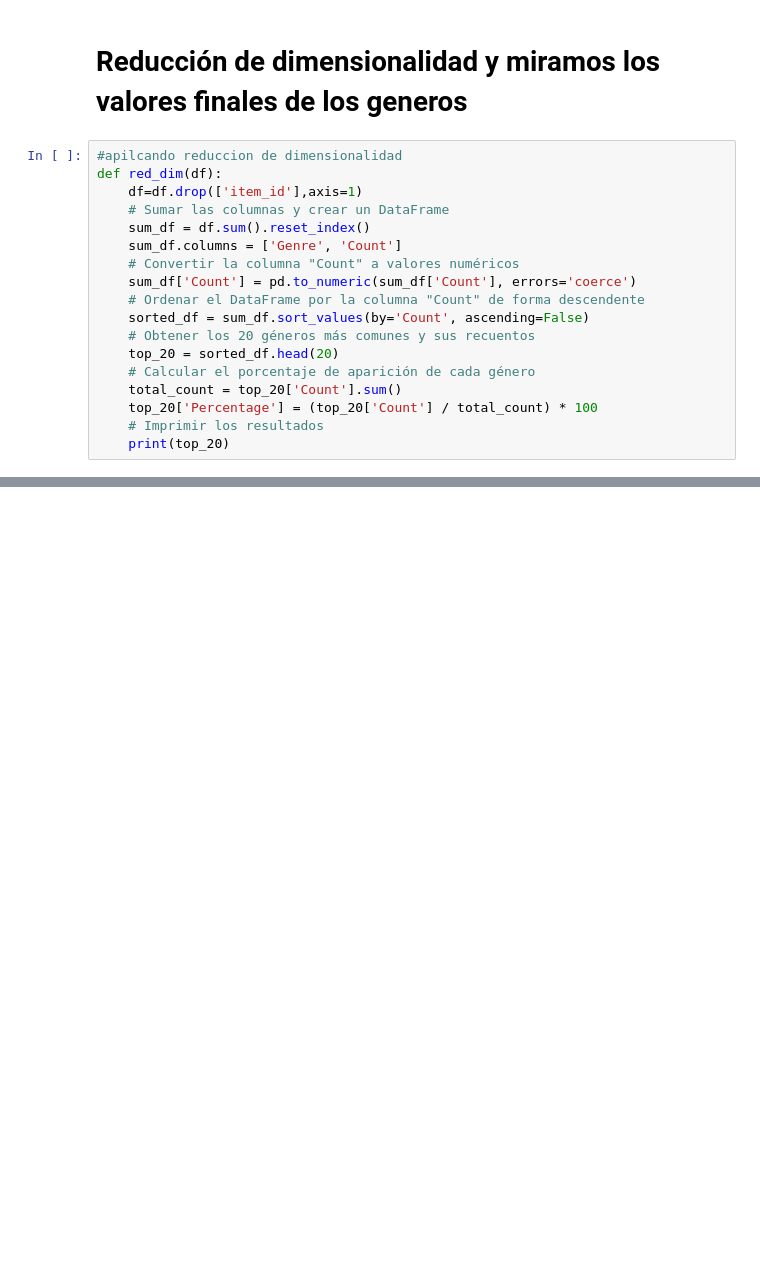
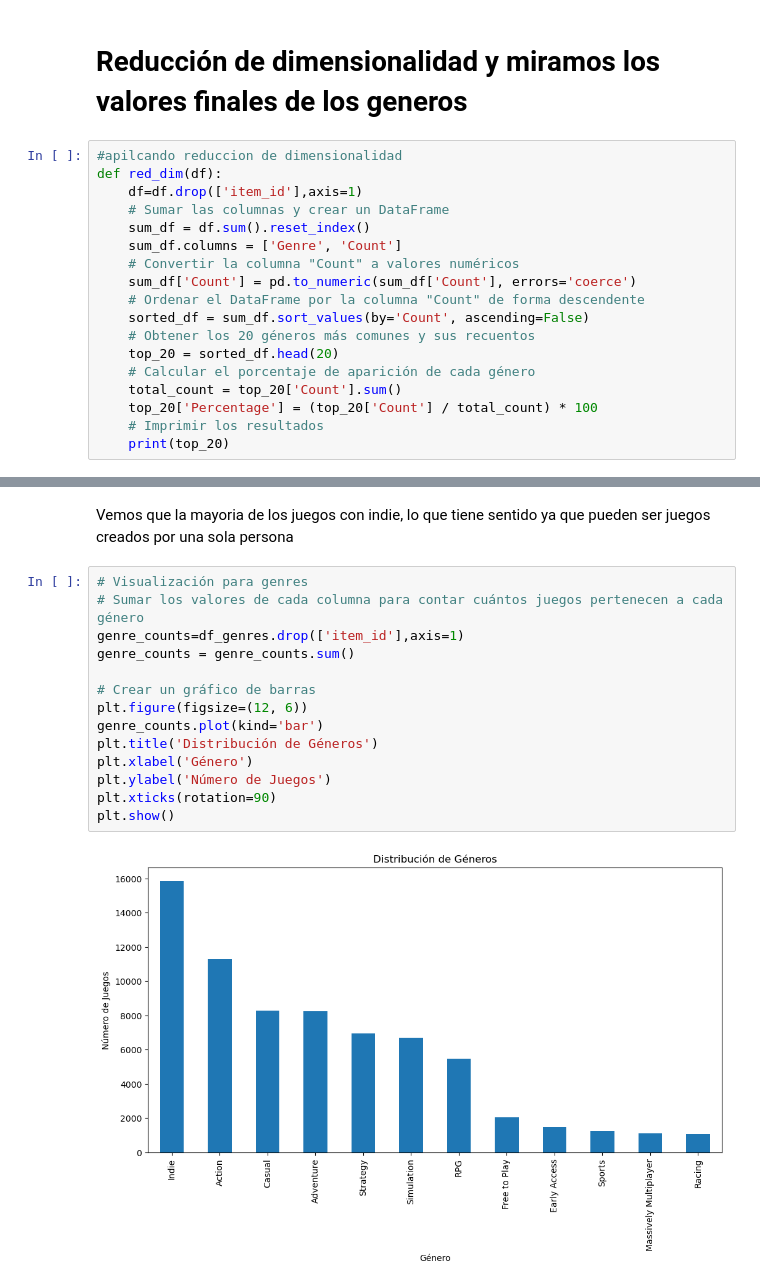
Before and after one commit to CarlosHadla/Proyecto-Steam-MLOP-Carlos-Hadla, a Jupyter notebook: EDA.ipynb, the cells around one changed output, grey strips where cells are left out. Cells and saved outputs as stored; diff of their text form; blank space fills up the shorter version.

```diff
--- a/EDA.ipynb
+++ b/EDA.ipynb
@@ -213,3 +199,21 @@ Try using .loc[row_indexer,col_indexer] = value instead
 
 See the caveats in the documentation: https://pandas.pydata.org/pandas-docs/stable/user_guide/indexing.html#returning-a-view-versus-a-copy
   top_20['Percentage'] = (top_20['Count'] / total_count) * 100
+# %% [markdown]
+Vemos que la mayoria de los juegos con indie, lo que tiene sentido ya que pueden ser juegos creados por una sola persona
+# %%
+# Visualización para genres
+# Sumar los valores de cada columna para contar cuántos juegos pertenecen a cada género
+genre_counts=df_genres.drop(['item_id'],axis=1)
+genre_counts = genre_counts.sum()
+
+# Crear un gráfico de barras
+plt.figure(figsize=(12, 6))
+genre_counts.plot(kind='bar')
+plt.title('Distribución de Géneros')
+plt.xlabel('Género')
+plt.ylabel('Número de Juegos')
+plt.xticks(rotation=90)
+plt.show()
+# %% [output]
+[figure, added]
```
Also changed, not shown: parts of 20 cells of this notebook.
